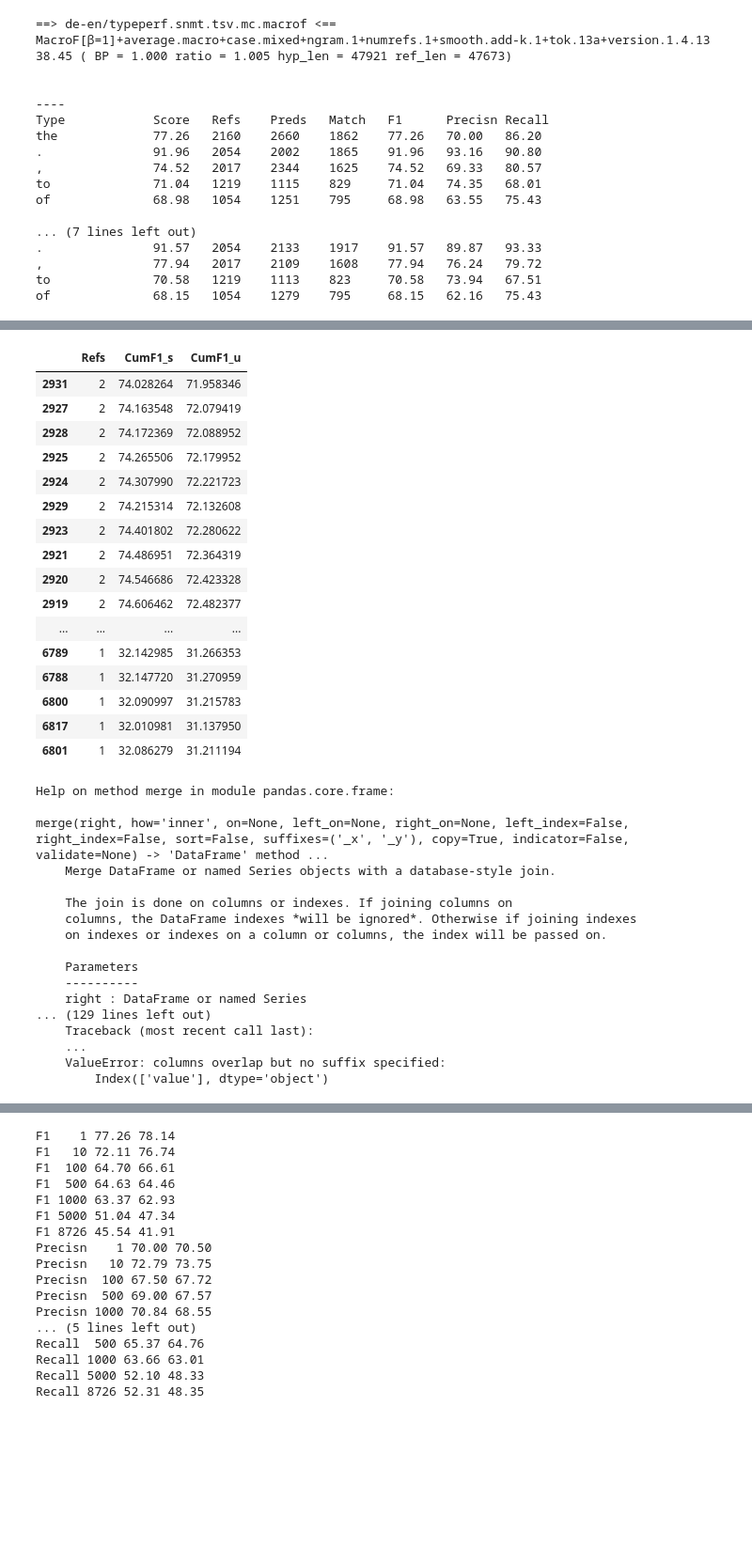
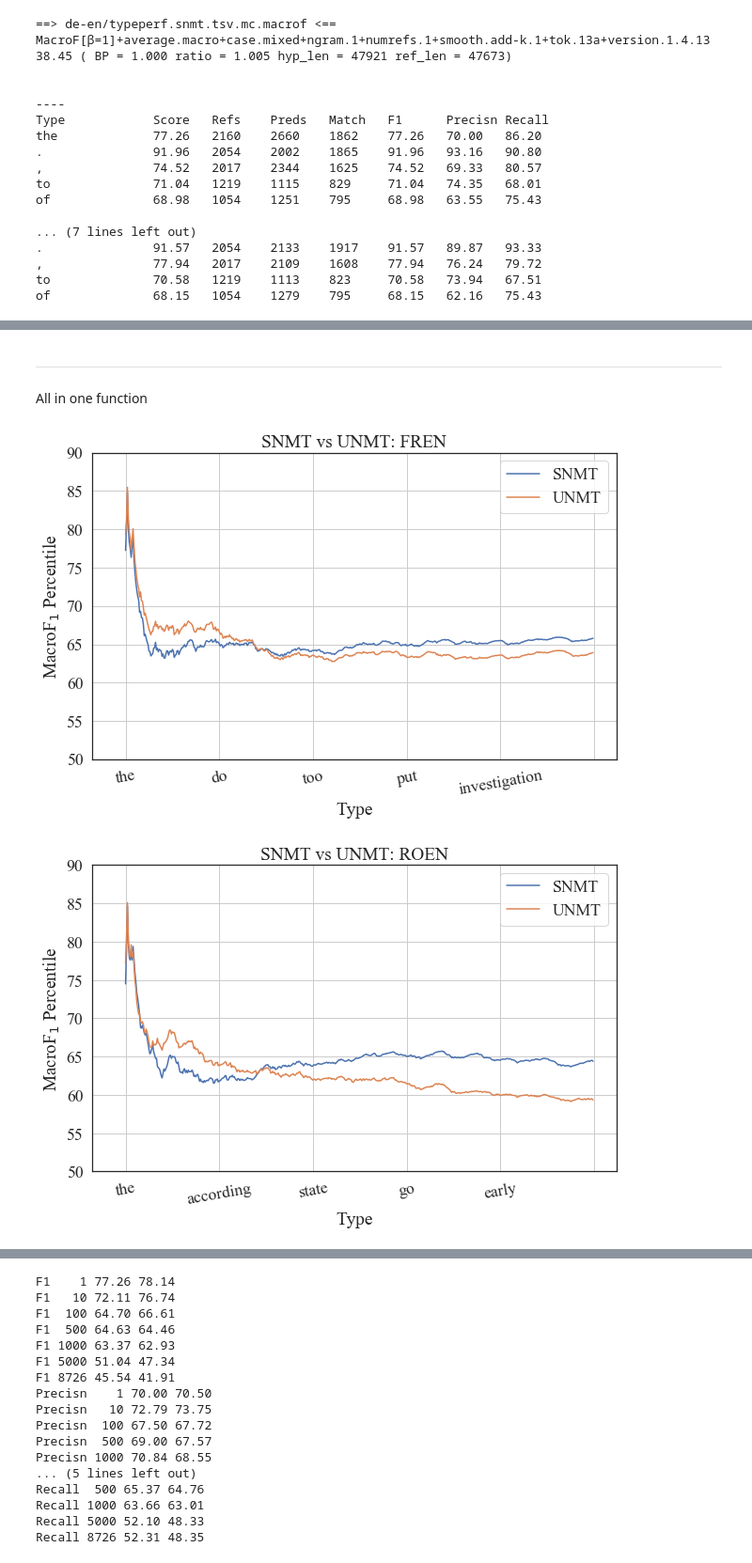
Before and after one commit to thammegowda/007-mt-eval-macro, a Jupyter notebook: snmt-vs-unmt/type-performance-viz.ipynb, the cells around one changed output, grey strips where cells are left out. Shown: that part at 94% size. Drawn from its saved outputs; the diff is of its cells as text; code cells hidden in the pictures; blank space fills up the shorter version.

```diff
--- a/snmt-vs-unmt/type-performance-viz.ipynb
+++ b/snmt-vs-unmt/type-performance-viz.ipynb
@@ -148,40 +140,37 @@ combo[3820:3850].plot(x='Type', y=['Refs', 'CumF1_s', 'CumF1_u'], logy=False, fi
-# %%
-combo[3820:3850][['Refs', 'CumF1_s', 'CumF1_u']]
-# %% [output]
-|  | Refs | CumF1_s | CumF1_u |
-| 2931 | 2 | 74.028264 | 71.958346 |
-| 2927 | 2 | 74.163548 | 72.079419 |
-| 2928 | 2 | 74.172369 | 72.088952 |
-| 2925 | 2 | 74.265506 | 72.179952 |
-| 2924 | 2 | 74.307990 | 72.221723 |
-| 2929 | 2 | 74.215314 | 72.132608 |
-| 2923 | 2 | 74.401802 | 72.280622 |
-| 2921 | 2 | 74.486951 | 72.364319 |
-| 2920 | 2 | 74.546686 | 72.423328 |
-| 2919 | 2 | 74.606462 | 72.482377 |
-| ... | ... | ... | ... |
-| 6789 | 1 | 32.142985 | 31.266353 |
-| 6788 | 1 | 32.147720 | 31.270959 |
-| 6800 | 1 | 32.090997 | 31.215783 |
-| 6817 | 1 | 32.010981 | 31.137950 |
-| 6801 | 1 | 32.086279 | 31.211194 |
-# %%
-help(combo.merge)
-# %% [output]
-Help on method merge in module pandas.core.frame:
-
-merge(right, how='inner', on=None, left_on=None, right_on=None, left_index=False, right_index=False, sort=False, suffixes=('_x', '_y'), copy=True, indicator=False, validate=None) -> 'DataFrame' method ...
-    Merge DataFrame or named Series objects with a database-style join.
-
-    The join is done on columns or indexes. If joining columns on
-    columns, the DataFrame indexes *will be ignored*. Otherwise if joining indexes
-    on indexes or indexes on a column or columns, the index will be passed on.
-
-    Parameters
-    ----------
-    right : DataFrame or named Series
-... (129 lines left out)
-    Traceback (most recent call last):
-    ...
-    ValueError: columns overlap but no suffix specified:
-        Index(['value'], dtype='object')
+# %% [markdown]
+----
+
+All in one function
+# %%
+def viz_pair(pair: Path, title, filename=None, figsize=(10, 6), ylim=(50, 90)):
+    snmt = pair / 'typeperf.snmt.tsv.lc.macrof'
+    unmt = pair / 'typeperf.unmt.tsv.lc.macrof'
+    snmt = load_typeperf(snmt)
+    unmt = load_typeperf(unmt)
+    combo = snmt.merge(right=unmt.drop(columns=['Refs']), on='Type', how='inner', suffixes=('_SNMT', '_UNMT'))
+    combo = combo.sort_values(by=['Refs'], ascending=False).reset_index(drop=True)
+    for inp, out in  [('F1', 'CumMacroF1'), ('Precisn', 'CumMacroP'), ('Recall', 'CumMacroR')]:
+        for suff in ['_SNMT', '_UNMT']:
+            combo[f'{out}{suff}'] = combo[f'{inp}{suff}'].cumsum() / (1+combo.index)
+    sns.set(font="Times New Roman", style='white',font_scale=1.6)
+    y_columns = ['CumMacroF1_SNMT', 'CumMacroF1_UNMT']
+    y_names = ['SNMT', 'UNMT']
+    ax = combo[:500].plot(x='Type', y=y_columns, title=title, grid=True,
+                          ylabel='MacroF$_1$ Percentile', xlabel='Type',
+                     logx=False, ylim=ylim, figsize=figsize, kind='line')
+    x0, x1, y0, y1 = plt.axis()
+    margin_x = 0.02 * (x1- x0)
+    plt.xticks(rotation=10)
+    plt.axis((x0 - margin_x, x1, y0, y1))
+    if y_names:
+        ax.legend(y_names)
+    if filename:
+        plt.savefig(filename)
+
+for pair in pairs:
+    title = 'SNMT vs UNMT: ' + str(pair).replace('-', '').upper()
+    filename = f'viz/s_unmt-{str(pair).replace("-", "")}-maf1.pdf'
+    viz_pair(pair, title=title, filename=filename)
+# %% [output]
+[figure, added]
+[figure, added]
```
Also changed, not shown: parts of 8 cells of this notebook, 4 other files.
